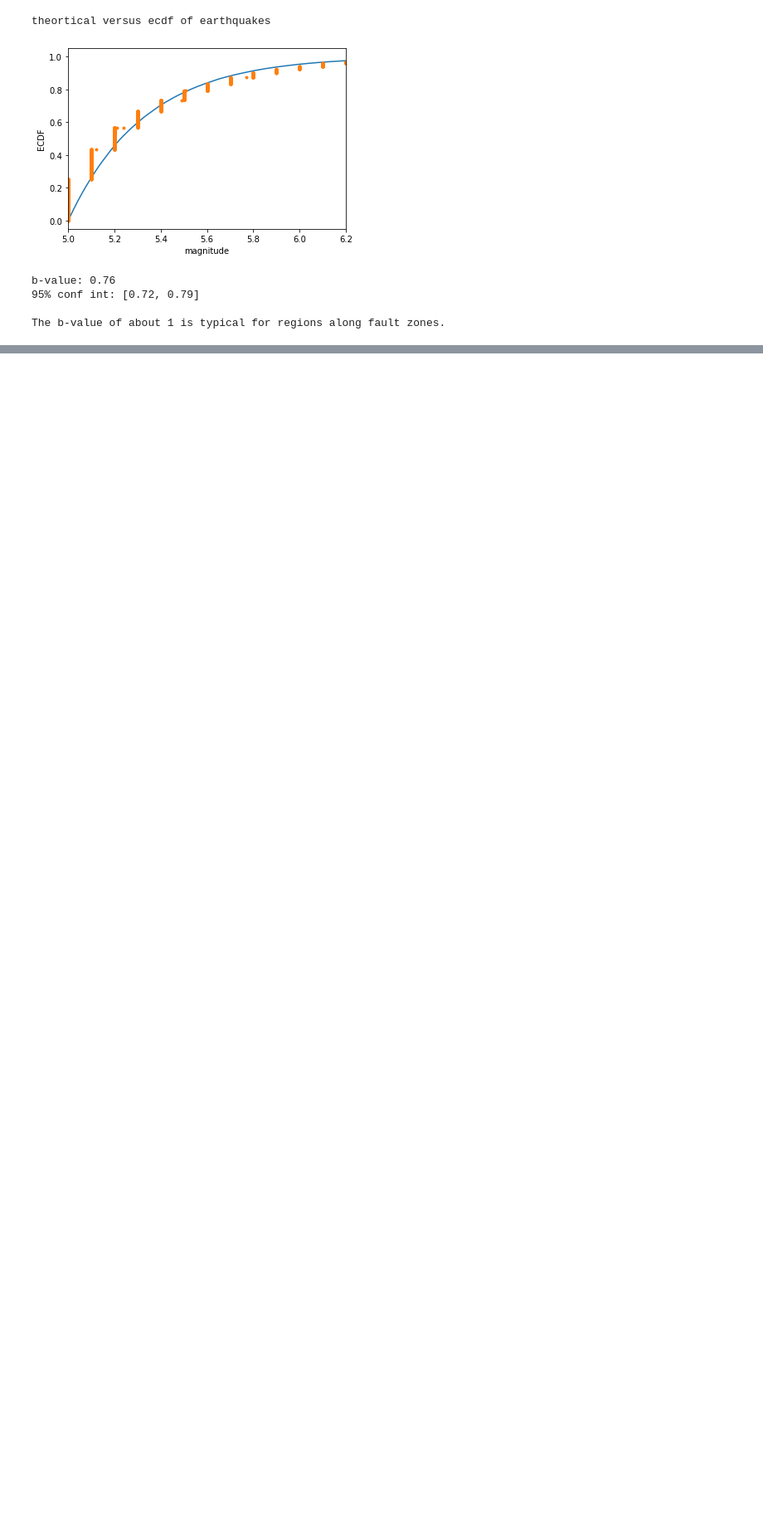
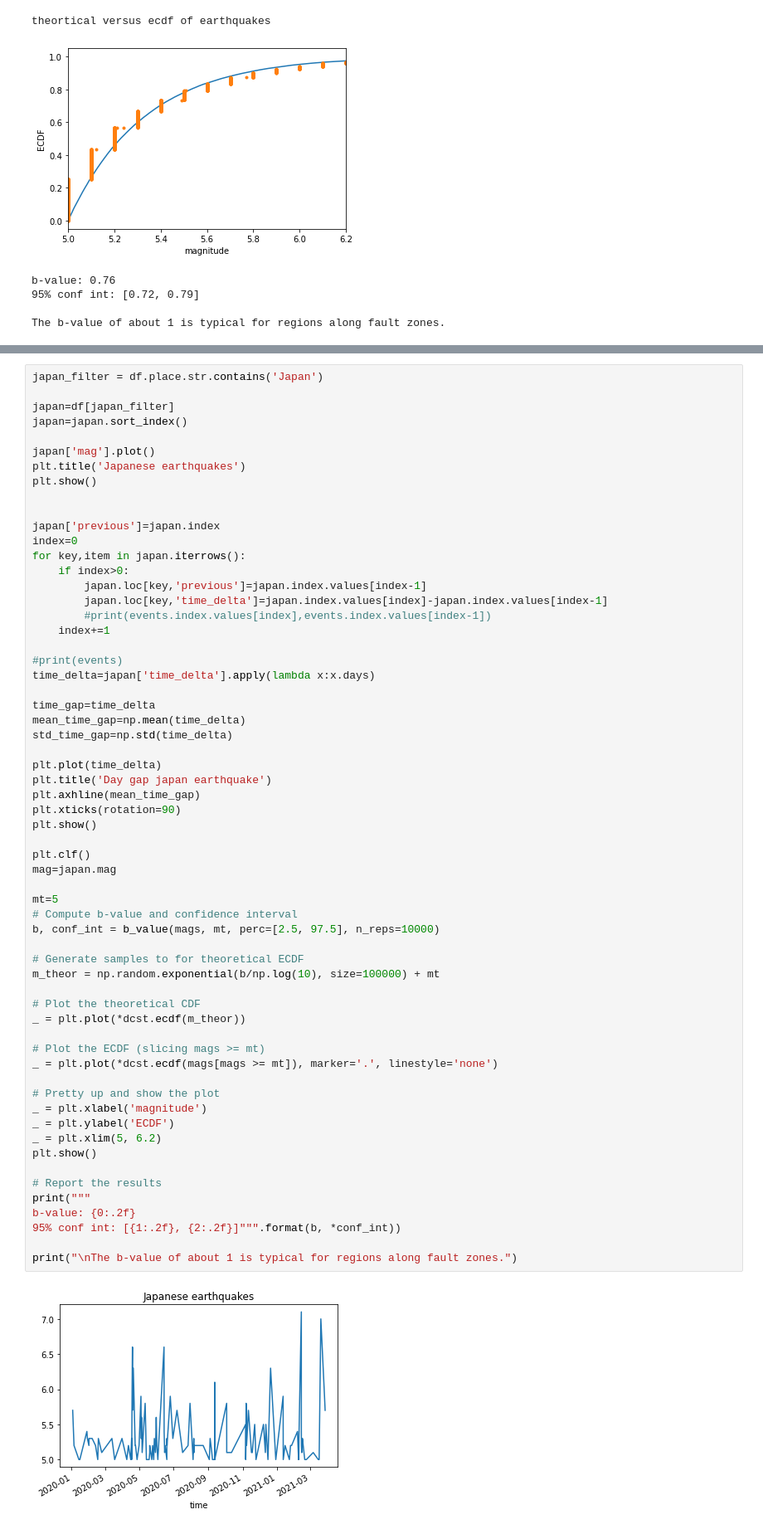
Before and after one commit to Andru-1987/python-deep-learning, a Jupyter notebook: Earthquakes 5 plus.ipynb, the cells around one changed output, grey strips where cells are left out. Shown: that part at 83% size. Drawn from its saved outputs; the diff is of its cells as text; blank space fills up the shorter version.

```diff
--- a/Earthquakes 5 plus.ipynb
+++ b/Earthquakes 5 plus.ipynb
@@ -149,0 +187,63 @@ plt.show()
+# %%
+japan_filter = df.place.str.contains('Japan')
+
+japan=df[japan_filter]
+japan=japan.sort_index()
+
+japan['mag'].plot()
+plt.title('Japanese earthquakes')
+plt.show()
+
+
+japan['previous']=japan.index
+index=0
+for key,item in japan.iterrows():
+    if index>0:
+        japan.loc[key,'previous']=japan.index.values[index-1]
+        japan.loc[key,'time_delta']=japan.index.values[index]-japan.index.values[index-1]
+        #print(events.index.values[index],events.index.values[index-1])
+    index+=1
+
+#print(events)
+time_delta=japan['time_delta'].apply(lambda x:x.days)
+
+time_gap=time_delta
+mean_time_gap=np.mean(time_delta)
+std_time_gap=np.std(time_delta)
+
+plt.plot(time_delta)
+plt.title('Day gap japan earthquake')
+plt.axhline(mean_time_gap)
+plt.xticks(rotation=90)
+plt.show()
+
+plt.clf()
+mag=japan.mag
+
+mt=5
+# Compute b-value and confidence interval
+b, conf_int = b_value(mags, mt, perc=[2.5, 97.5], n_reps=10000)
+
+# Generate samples to for theoretical ECDF
+m_theor = np.random.exponential(b/np.log(10), size=100000) + mt
+
+# Plot the theoretical CDF
+_ = plt.plot(*dcst.ecdf(m_theor))
+
+# Plot the ECDF (slicing mags >= mt)
+_ = plt.plot(*dcst.ecdf(mags[mags >= mt]), marker='.', linestyle='none')
+
+# Pretty up and show the plot
+_ = plt.xlabel('magnitude')
+_ = plt.ylabel('ECDF')
+_ = plt.xlim(5, 6.2)
+plt.show()
+
+# Report the results
+print("""
+b-value: {0:.2f}
+95% conf int: [{1:.2f}, {2:.2f}]""".format(b, *conf_int))
+
+print("\nThe b-value of about 1 is typical for regions along fault zones.")
+# %% [output]
+[figure, added]
```
Also changed, not shown: parts of 5 cells of this notebook, 2 other files.
